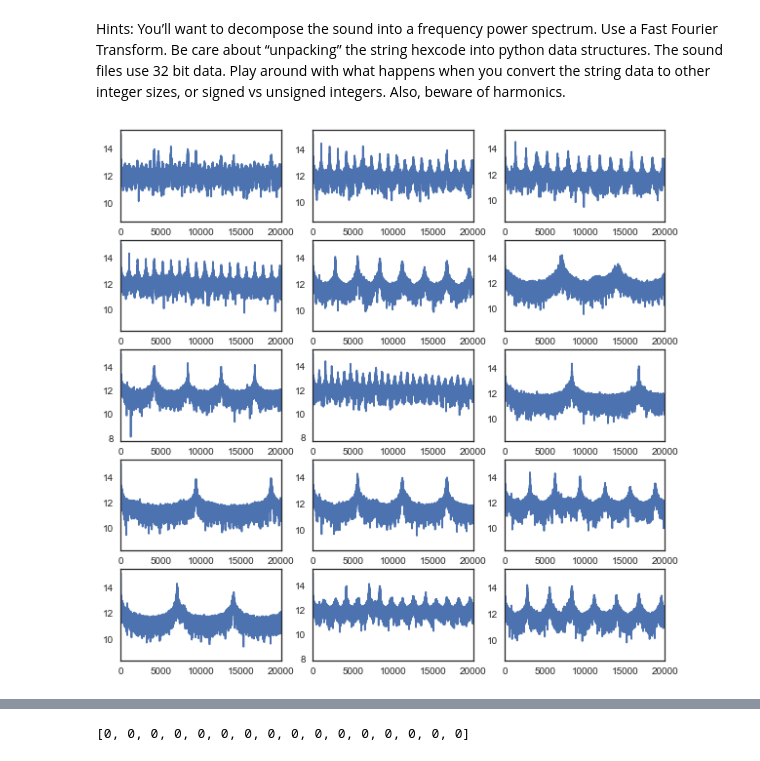
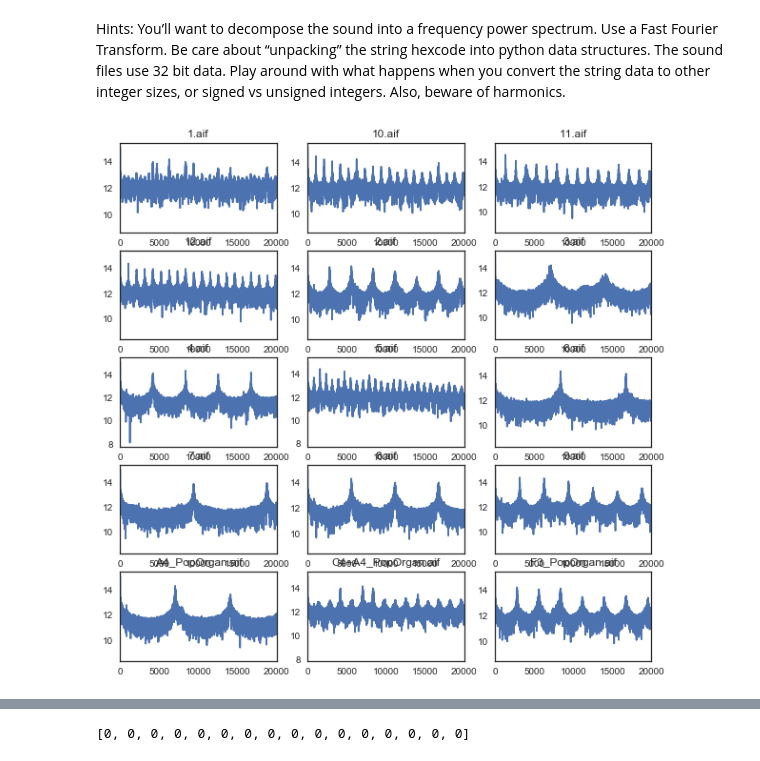
Before and after one commit to ckgrosch/groschner-python-ay250-homework, a Jupyter notebook: hw_3/homework.ipynb, the cells around one changed output, grey strips where cells are left out. Saved outputs shown, nothing was run; the diff lists cells and outputs as text; code cells hidden in the pictures.

```diff
--- a/hw_3/homework.ipynb
+++ b/hw_3/homework.ipynb
@@ -338,32 +338,33 @@ length, rate_list, data, filenames = aiff_convert('sound_files', dt = 'uint32')
 # %%
 f = plt.figure(figsize=(10,10))
 
 ax1 = plt.subplot2grid((5, 3), (0, 0))
 ax2 = plt.subplot2grid((5, 3), (0, 1))
 ax3 = plt.subplot2grid((5, 3), (0, 2))
 ax4 = plt.subplot2grid((5, 3), (1, 0))
 ax5 = plt.subplot2grid((5, 3), (1, 1))
 ax6 = plt.subplot2grid((5, 3), (1, 2))
 ax7 = plt.subplot2grid((5, 3), (2, 0))
 ax8 = plt.subplot2grid((5, 3), (2, 1))
 ax9 = plt.subplot2grid((5, 3), (2, 2))
 ax10 = plt.subplot2grid((5, 3), (3, 0))
 ax11 = plt.subplot2grid((5, 3), (3, 1))
 ax12 = plt.subplot2grid((5, 3), (3, 2))
 ax13 = plt.subplot2grid((5, 3), (4, 0))
 ax14 = plt.subplot2grid((5, 3), (4, 1))
 ax15 = plt.subplot2grid((5, 3), (4, 2))
 
 axes_list = [ax1,ax2,ax3,ax4,ax5,ax6,ax7,ax8,ax9,ax10,ax11,ax12,ax13,ax14,ax15]
 
 
 for idx,ax in enumerate(axes_list):
 #     ax.plot(np.fft.fftfreq(length[idx]),np.fft.fft(data[idx]))
 #     ax.set_xlim(-0.25,0.25)
     ax.plot(np.log10(np.abs(np.fft.fft(data[idx]))))
     ax.set_xlim(0,20000)
+    ax.set_title(filenames[idx])
 # %% [output]
-[figure, old version]
+[figure, new version]
 # %%
 def get_notes():
     from urllib.request import urlopen
```
Also changed, not shown: parts of 7 cells of this notebook.
